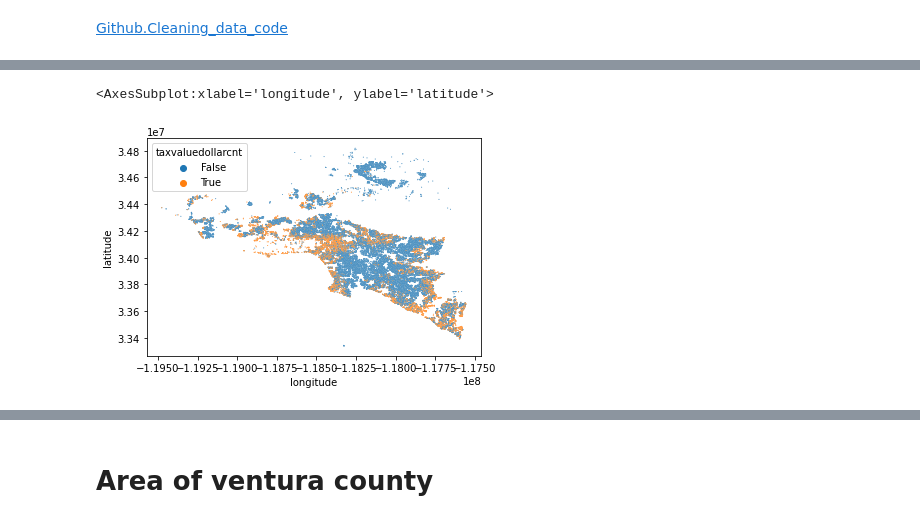
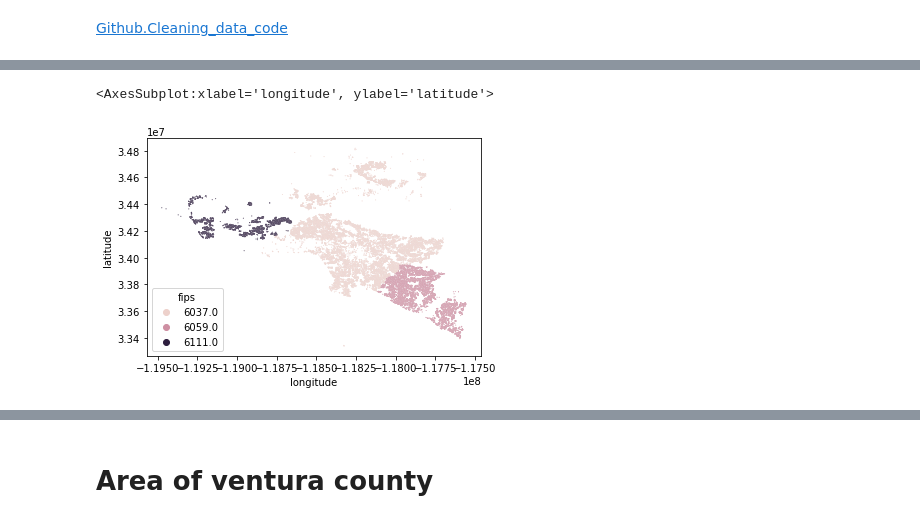
Before and after one commit to EribertoContreras/zillow_estimating_home_value, a Jupyter notebook: All the work.ipynb, the cells around one changed output, grey strips where cells are left out. Drawn from its saved outputs; the diff is of its cells as text; code cells hidden in the pictures.

```diff
--- a/All the work.ipynb
+++ b/All the work.ipynb
@@ -76,5 +145,5 @@ above = df.taxvaluedollarcnt > 600124
 # %%
-sns.scatterplot(df.longitude,df.latitude, s=1, hue= above)
+sns.scatterplot(df.longitude, df.latitude, s=1, hue= df.fips)
 # %% [output]
 <AxesSubplot:xlabel='longitude', ylabel='latitude'>
-[figure, old version]
+[figure, new version]
```
Also changed, not shown: parts of 65 cells of this notebook, 1 other file.
